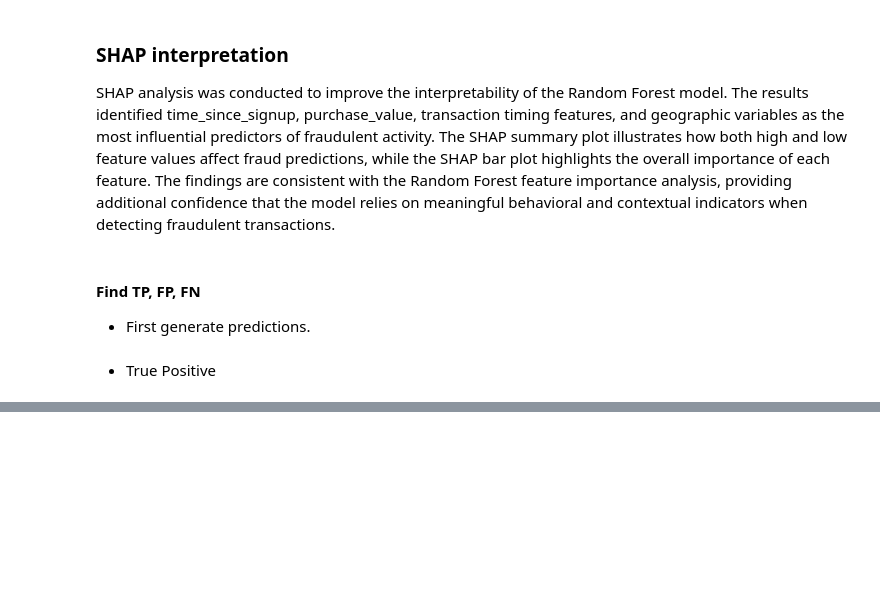
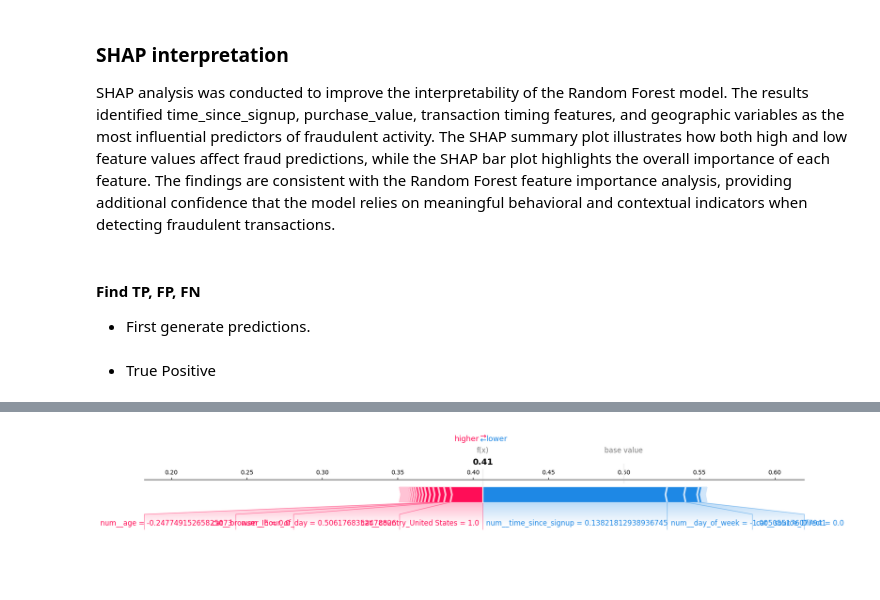
Before and after one commit to yenguandroid/fraud-detection, a Jupyter notebook: notebooks/shap-explainability.ipynb, the cells around one changed output, grey strips where cells are left out. Drawn from its saved outputs; the diff is of its cells as text; code cells hidden in the pictures; blank space fills up the shorter version.

Commit message:
feat: add model persistence and SHAP explainability, Force plot for True posistive, False Nagative , True nagative

```diff
--- a/notebooks/shap-explainability.ipynb
+++ b/notebooks/shap-explainability.ipynb
@@ -183,10 +178,12 @@ y_pred = rf_model.predict(
 # %% [markdown]
 -  True Positive
 # %%
+y_pred = rf_model.predict(X_test_processed)
+
 tp_index = np.where(
     (y_test == 1) &
     (y_pred == 1)
 )[0][0]
 
-tp_index
+print(tp_index)
 # %% [output]
@@ -193,0 +229,10 @@ ValueError: operands could not be broadcast together with shapes (25830,) (500,)
+# %%
+shap.plots.force(
+    explainer.expected_value[1],
+    shap_values_fraud[tp_index],
+    X_sample[tp_index],
+    feature_names=feature_names,
+    matplotlib=True
+)
+# %% [output]
+[figure, added]
```
Also changed, not shown: parts of 39 cells of this notebook.
